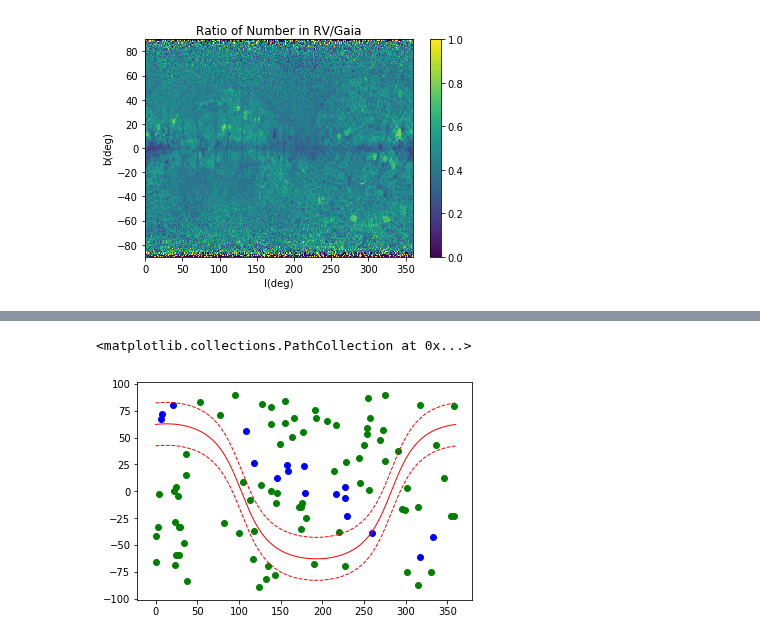
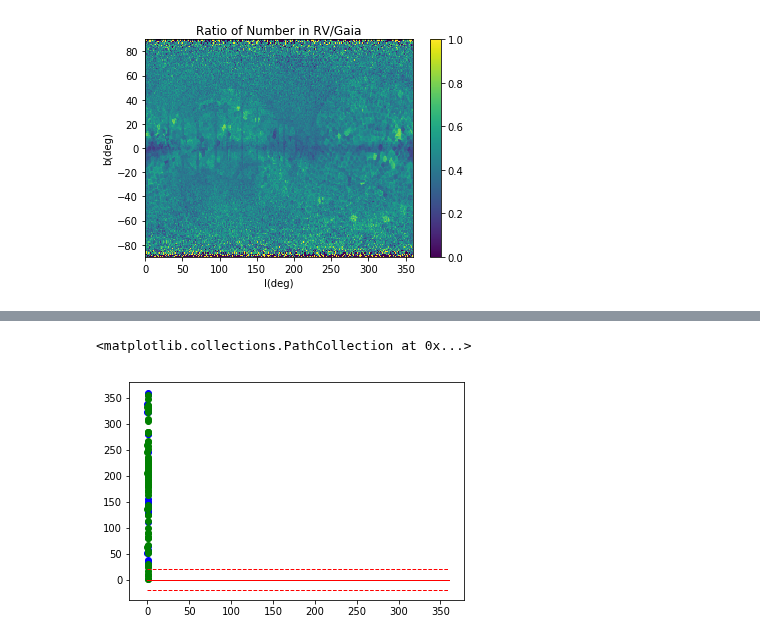
Before and after one commit to mwbub/Gaia-I3, a Jupyter notebook: Code/selection/parallax selection with galactic plane/Selection with Galactic Plane (galactic coordinate).ipynb, the cells around one changed output, grey strips where cells are left out. Drawn from its saved outputs; the diff is of its cells as text; code cells hidden in the pictures.

```diff
--- a/Code/selection/parallax selection with galactic plane/Selection with Galactic Plane (galactic coordinate).ipynb
+++ b/Code/selection/parallax selection with galactic plane/Selection with Galactic Plane (galactic coordinate).ipynb
@@ -163,9 +141,8 @@ Text(0.5,1,'Ratio of Number in RV/Gaia with Fitted Galactic Plane(filled between
 # %%
-ra_plane_pixel = 0.21
-def selection(ra, dec, parallax):
-    ra_index = (ra/ra_plane_pixel).astype(int)-1
-    mask = (dec < dec_plane[ra_index] + 20.) & (dec > dec_plane[ra_index] - 20.)
-    out = np.empty(np.shape(ra)[0])
+def selection(parallax, l, b):
+    l_index = ((l-l_min)/l_pixel).astype(int)-1
+    mask = (b < b_plane[l_index] + 20.) & (b > b_plane[l_index] - 20.)
+    out = np.empty(np.shape(l)[0])
     out[mask] = selection_galactic_plane(parallax[mask])
     out[~mask] = selection_elsewhere(parallax[~mask])
     return out
@@ -176,17 +153,16 @@ def selection_galactic_plane(parallax):
 def selection_elsewhere(parallax):
     return np.full(np.size(parallax), False)
 # %%
-rand = np.random.uniform(size = (100,3), low = (0.,-90,0), high = (360.,90,1))
-#rand = np.array([[150,-50,0],[160,-60,0],[200,-20,1]])
+rand = np.random.uniform(size = (100,3), low = (0,0.,-90), high = (1,360.,90))
 filtered = selection(*rand.T)
 filtered = filtered.astype(bool)
 # %%
 plt.figure()
-plt.scatter(rand[filtered][:,0], rand[filtered][:,1], color = "blue")
-plt.plot(ra_plane, dec_plane, c = "red", linewidth = 1)
-plt.plot(ra_plane, dec_plane+20., c = "red", linestyle = '--', linewidth = 1)
-plt.plot(ra_plane, dec_plane-20.,c = "red", linestyle = '--', linewidth = 1)
-plt.scatter(rand[~filtered][:,0], rand[~filtered][:,1], color = "green")
+plt.scatter(rand[filtered][:,1], rand[filtered][:,2], color = "blue")
+plt.plot(l_plane, b_plane, c = "red", linewidth = 1)
+plt.plot(l_plane, b_plane+20., c = "red", linestyle = '--', linewidth = 1)
+plt.plot(l_plane, b_plane-20.,c = "red", linestyle = '--', linewidth = 1)
+plt.scatter(rand[~filtered][:,1], rand[~filtered][:,1], color = "green")
 # %% [output]
 <matplotlib.collections.PathCollection at 0x...>
-[figure, old version]
+[figure, new version]
```
Also changed, not shown: parts of 8 cells of this notebook, 2 other files.
